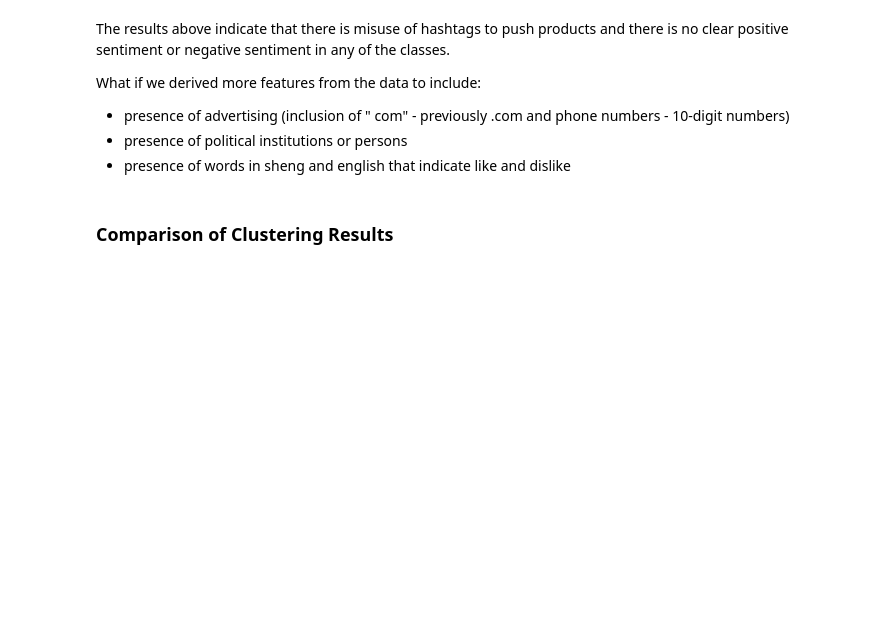
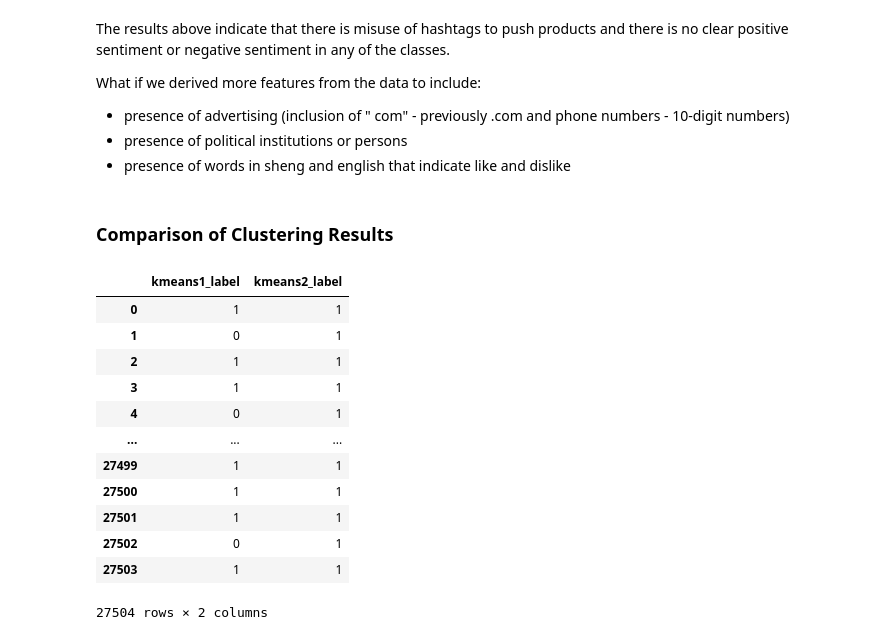
Before and after one commit to CeeThinwa/Delta-Analytics-2021-CT-Project, a Jupyter notebook: KOT EDA.ipynb, the cells around one changed output. Cells and saved outputs as stored; diff of their text form; code cells hidden in the pictures; blank space fills up the shorter version.

```diff
--- a/KOT EDA.ipynb
+++ b/KOT EDA.ipynb
@@ -809,6 +948,20 @@ What if we derived more features from the data to include:
 ### Comparison of Clustering Results
 # %%
 comparison = pd.DataFrame()
-comparison['kmeans1_label'] = kmeans0['label']
-comparison['kmeans2_label'] = kmeans1['label']
+comparison['kmeans1_label'] = kmeans_data0['label']
+comparison['kmeans2_label'] = kmeans_data1['label']
 comparison
+# %% [output]
+|  | kmeans1_label | kmeans2_label |
+| 0 | 1 | 1 |
+| 1 | 0 | 1 |
+| 2 | 1 | 1 |
+| 3 | 1 | 1 |
+| 4 | 0 | 1 |
+| ... | ... | ... |
+| 27499 | 1 | 1 |
+| 27500 | 1 | 1 |
+| 27501 | 1 | 1 |
+| 27502 | 0 | 1 |
+| 27503 | 1 | 1 |
+27504 rows × 2 columns
```
Also changed, not shown: parts of 14 cells of this notebook.
